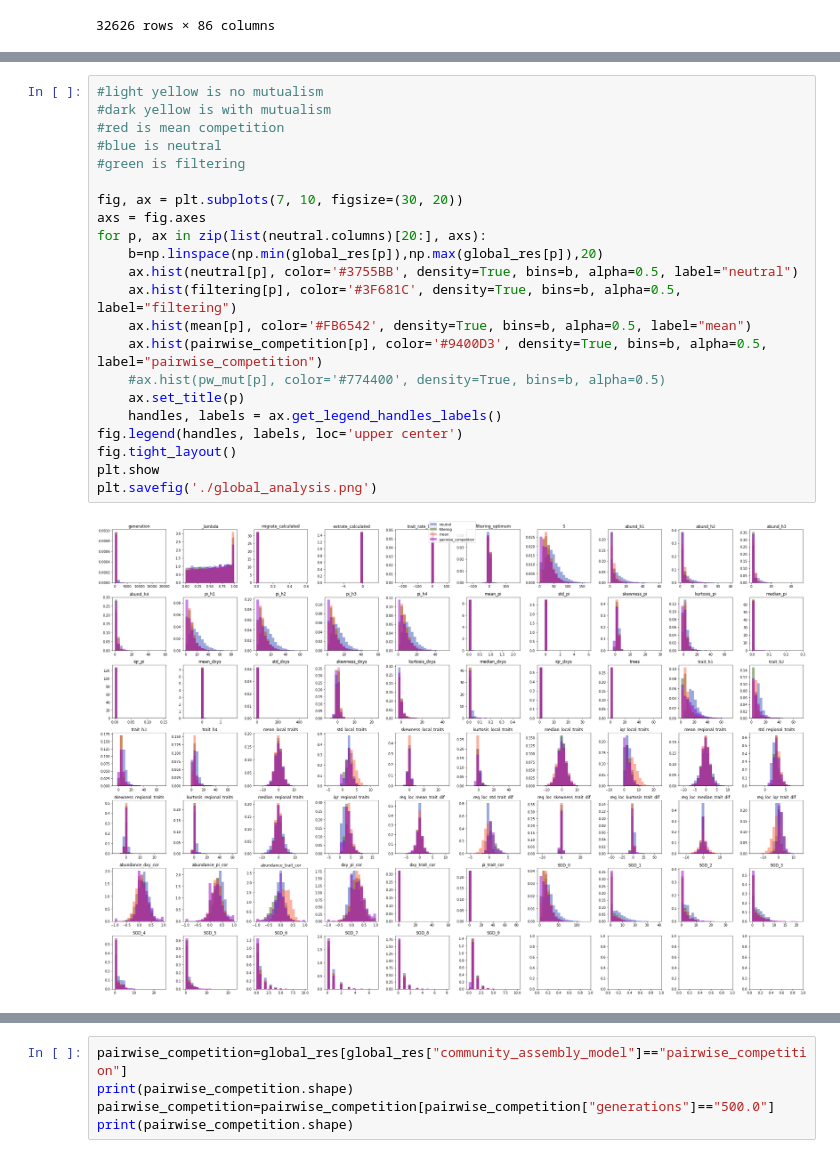
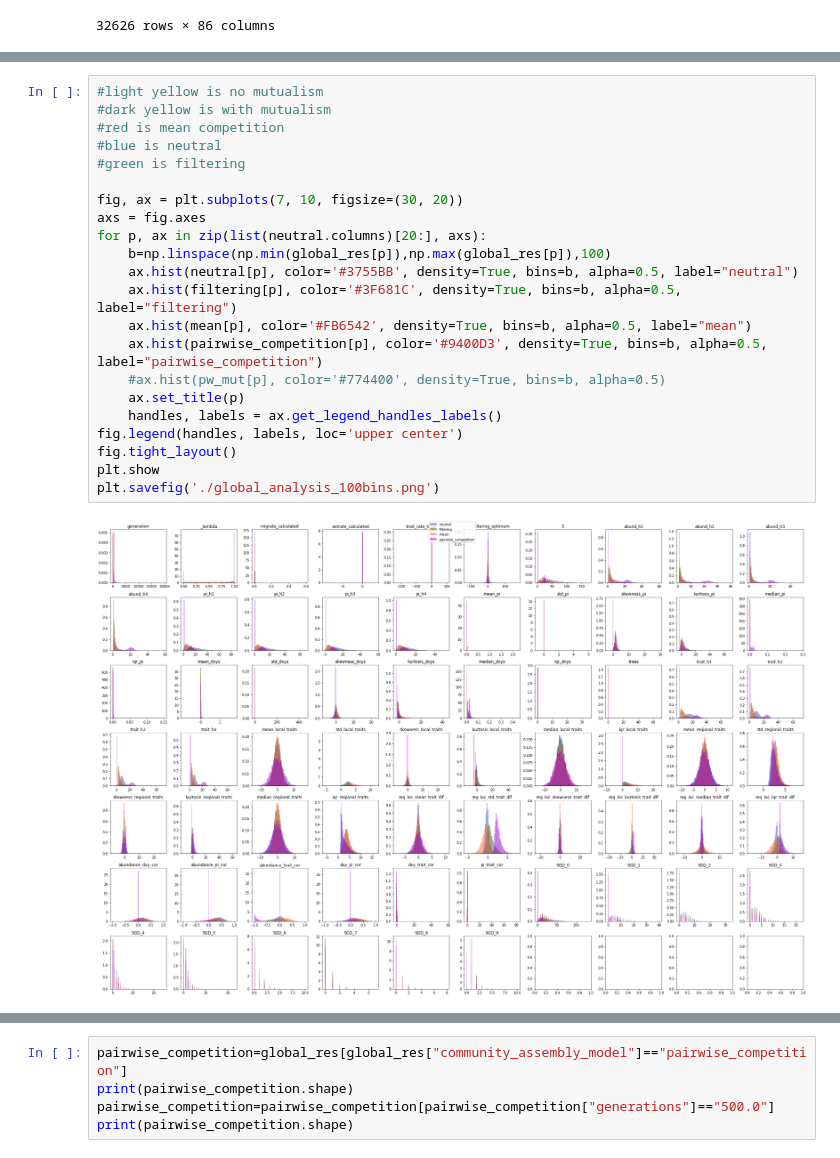
Before and after one commit to messDiv/MESS, a Jupyter notebook: global_analysis.ipynb, the cells around one changed output, grey strips where cells are left out. Drawn from its saved outputs; the diff is of its cells as text.

```diff
--- a/global_analysis.ipynb
+++ b/global_analysis.ipynb
@@ -78,24 +114,24 @@ display(pw_nomut, pw_mut, pw_allmut)
 # %%
 #light yellow is no mutualism
 #dark yellow is with mutualism
 #red is mean competition
 #blue is neutral
 #green is filtering
 
 fig, ax = plt.subplots(7, 10, figsize=(30, 20))
 axs = fig.axes
 for p, ax in zip(list(neutral.columns)[20:], axs):
-    b=np.linspace(np.min(global_res[p]),np.max(global_res[p]),20)
+    b=np.linspace(np.min(global_res[p]),np.max(global_res[p]),100)
     ax.hist(neutral[p], color='#3755BB', density=True, bins=b, alpha=0.5, label="neutral")
     ax.hist(filtering[p], color='#3F681C', density=True, bins=b, alpha=0.5, label="filtering")
     ax.hist(mean[p], color='#FB6542', density=True, bins=b, alpha=0.5, label="mean")
     ax.hist(pairwise_competition[p], color='#9400D3', density=True, bins=b, alpha=0.5, label="pairwise_competition")
     #ax.hist(pw_mut[p], color='#774400', density=True, bins=b, alpha=0.5)
     ax.set_title(p)
     handles, labels = ax.get_legend_handles_labels()
 fig.legend(handles, labels, loc='upper center')
 fig.tight_layout()
 plt.show
-plt.savefig('./global_analysis.png')
+plt.savefig('./global_analysis_100bins.png')
 # %% [output]
-[figure, old version]
+[figure, new version]
```
Also changed, not shown: parts of 19 cells of this notebook, 2 other files.
